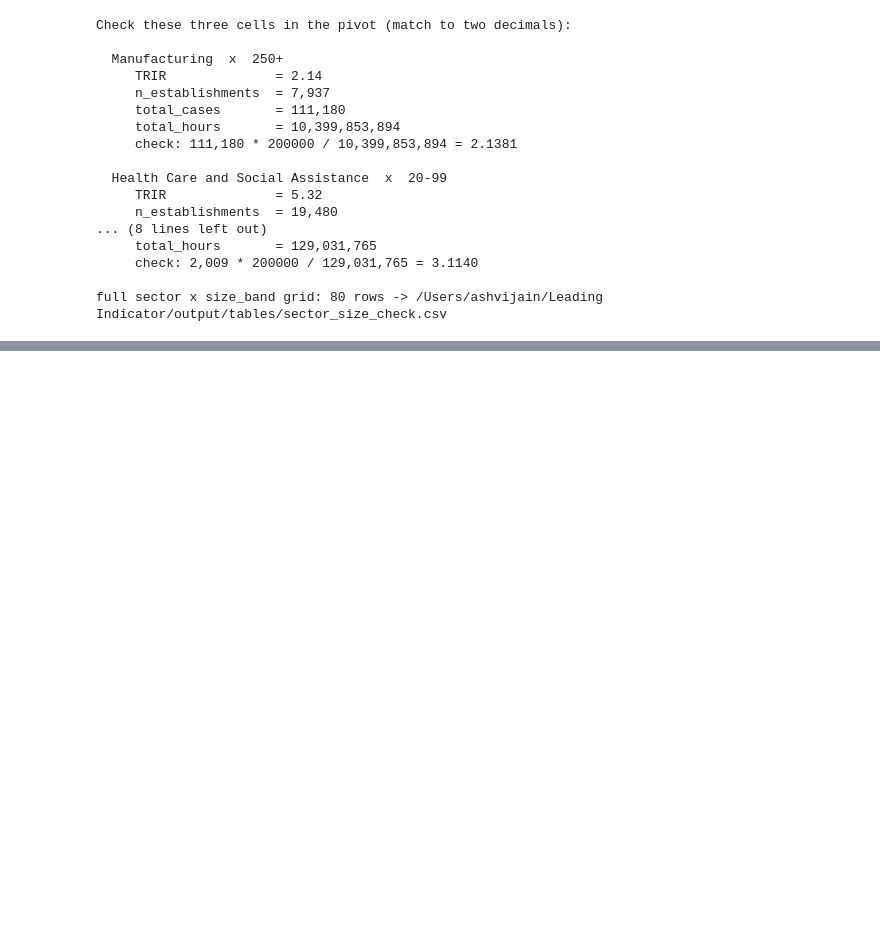
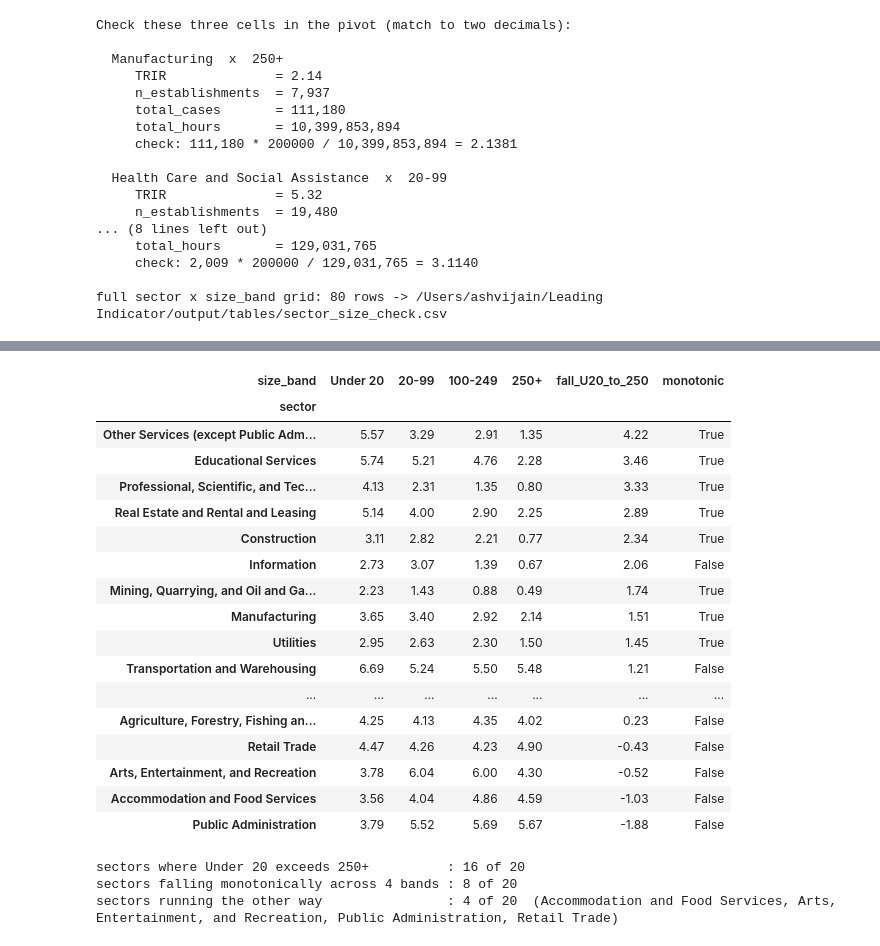
Before and after one commit to ashvijain0506/Leading_Indicator, a Jupyter notebook: notebooks/analysis.ipynb, the cells around one changed output, grey strips where cells are left out. Cells and saved outputs as stored; diff of their text form; code cells hidden in the pictures; blank space fills up the shorter version.

Commit message:
m4: README, regression, and write-up

```diff
--- a/notebooks/analysis.ipynb
+++ b/notebooks/analysis.ipynb
@@ -2040,0 +2098,41 @@ full sector x size_band grid: 80 rows -> /Users/ashvijain/Leading Indicator/outp
+# %%
+# How consistent is the size gradient across sectors? The regression gives one average slope;
+# this shows whether that average is describing a general pattern or a handful of sectors.
+
+grid = pd.read_csv(OUT_T / "sector_size_check.csv")
+pivot = grid.pivot_table(index="sector", columns="size_band", values="trir")
+pivot = pivot[["Under 20", "20-99", "100-249", "250+"]]
+pivot["fall_U20_to_250"] = (pivot["Under 20"] - pivot["250+"]).round(2)
+pivot["monotonic"] = pivot.apply(
+    lambda r: r["Under 20"] >= r["20-99"] >= r["100-249"] >= r["250+"], axis=1)
+display(pivot.sort_values("fall_U20_to_250", ascending=False))
+
+n_falls = int((pivot["Under 20"] > pivot["250+"]).sum())
+n_mono = int(pivot.monotonic.sum())
+print(f"sectors where Under 20 exceeds 250+          : {n_falls} of {len(pivot)}")
+print(f"sectors falling monotonically across 4 bands : {n_mono} of {len(pivot)}")
+print(f"sectors running the other way                : "
+      f"{len(pivot) - n_falls} of {len(pivot)}  "
+      f"({', '.join(pivot[pivot['Under 20'] <= pivot['250+']].index)})")
+# %% [output]
+| size_band | Under 20 | 20-99 | 100-249 | 250+ | fall_U20_to_250 | monotonic |
+| sector |  |  |  |  |  |  |
+| Other Services (except Public Adm... | 5.57 | 3.29 | 2.91 | 1.35 | 4.22 | True |
+| Educational Services | 5.74 | 5.21 | 4.76 | 2.28 | 3.46 | True |
+| Professional, Scientific, and Tec... | 4.13 | 2.31 | 1.35 | 0.80 | 3.33 | True |
+| Real Estate and Rental and Leasing | 5.14 | 4.00 | 2.90 | 2.25 | 2.89 | True |
+| Construction | 3.11 | 2.82 | 2.21 | 0.77 | 2.34 | True |
+| Information | 2.73 | 3.07 | 1.39 | 0.67 | 2.06 | False |
+| Mining, Quarrying, and Oil and Ga... | 2.23 | 1.43 | 0.88 | 0.49 | 1.74 | True |
+| Manufacturing | 3.65 | 3.40 | 2.92 | 2.14 | 1.51 | True |
+| Utilities | 2.95 | 2.63 | 2.30 | 1.50 | 1.45 | True |
+| Transportation and Warehousing | 6.69 | 5.24 | 5.50 | 5.48 | 1.21 | False |
+| ... | ... | ... | ... | ... | ... | ... |
+| Agriculture, Forestry, Fishing an... | 4.25 | 4.13 | 4.35 | 4.02 | 0.23 | False |
+| Retail Trade | 4.47 | 4.26 | 4.23 | 4.90 | -0.43 | False |
+| Arts, Entertainment, and Recreation | 3.78 | 6.04 | 6.00 | 4.30 | -0.52 | False |
+| Accommodation and Food Services | 3.56 | 4.04 | 4.86 | 4.59 | -1.03 | False |
+| Public Administration | 3.79 | 5.52 | 5.69 | 5.67 | -1.88 | False |
+sectors where Under 20 exceeds 250+          : 16 of 20
+sectors falling monotonically across 4 bands : 8 of 20
+sectors running the other way                : 4 of 20  (Accommodation and Food Services, Arts, Entertainment, and Recreation, Public Administration, Retail Trade)
```
Also changed, not shown: parts of 10 cells of this notebook, 4 other files.
